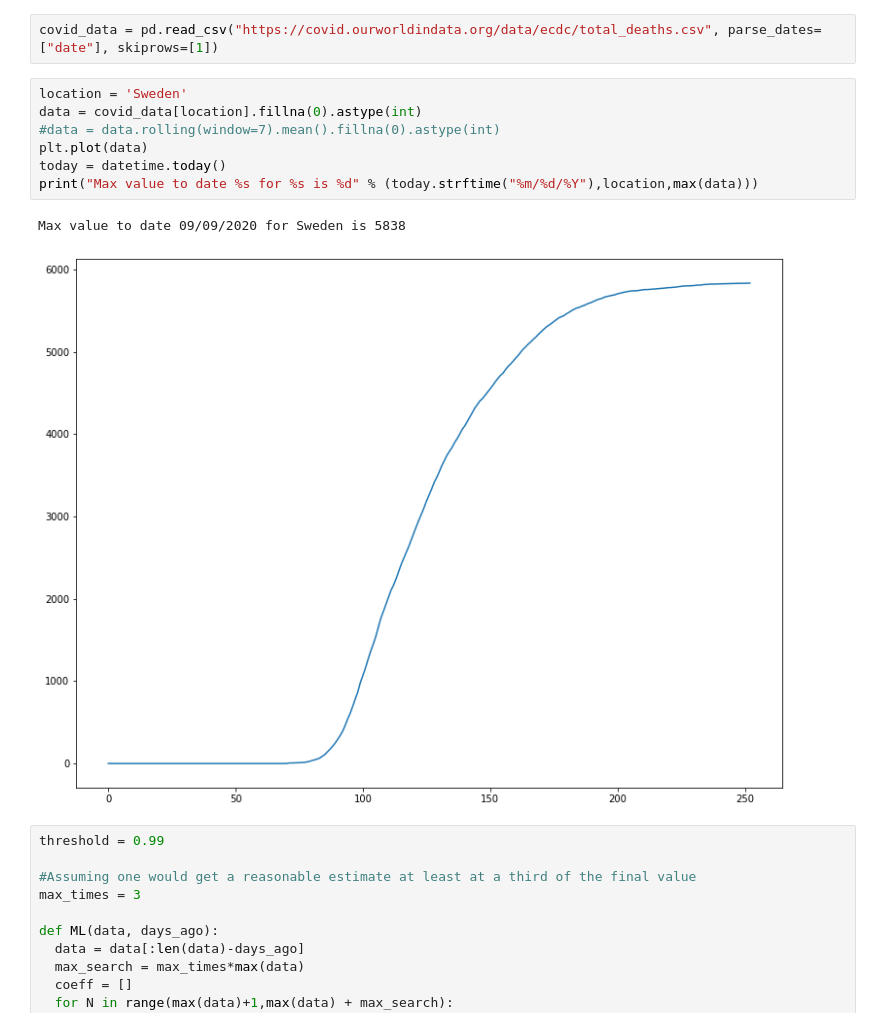
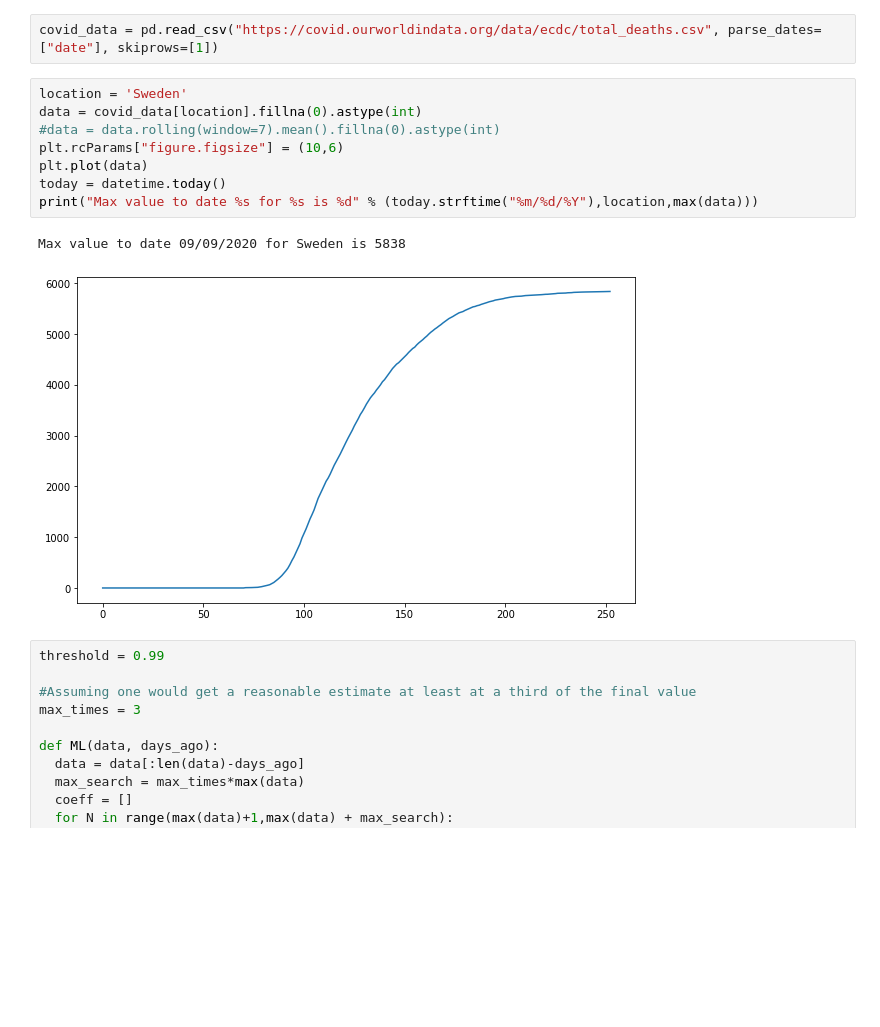
Before and after one commit to maestro-rayo/levitt-estimate, a Jupyter notebook: LevittEstimate.ipynb, the cells around one changed output. Cells and saved outputs as stored; diff of their text form; blank space fills up the shorter version.

Commit message:
Update to plot size for readability

```diff
--- a/LevittEstimate.ipynb
+++ b/LevittEstimate.ipynb
@@ -18,13 +18,14 @@ covid_data = pd.read_csv("https://covid.ourworldindata.org/data/ecdc/total_death
 # %%
 location = 'Sweden'
 data = covid_data[location].fillna(0).astype(int)
 #data = data.rolling(window=7).mean().fillna(0).astype(int)
+plt.rcParams["figure.figsize"] = (10,6)
 plt.plot(data)
 today = datetime.today()
 print("Max value to date %s for %s is %d" % (today.strftime("%m/%d/%Y"),location,max(data)))
 # %% [output]
 Max value to date 09/09/2020 for Sweden is 5838
-[figure, old version]
+[figure, new version]
 # %%
 threshold = 0.99
 
```
Also changed, not shown: parts of 1 cell of this notebook.
